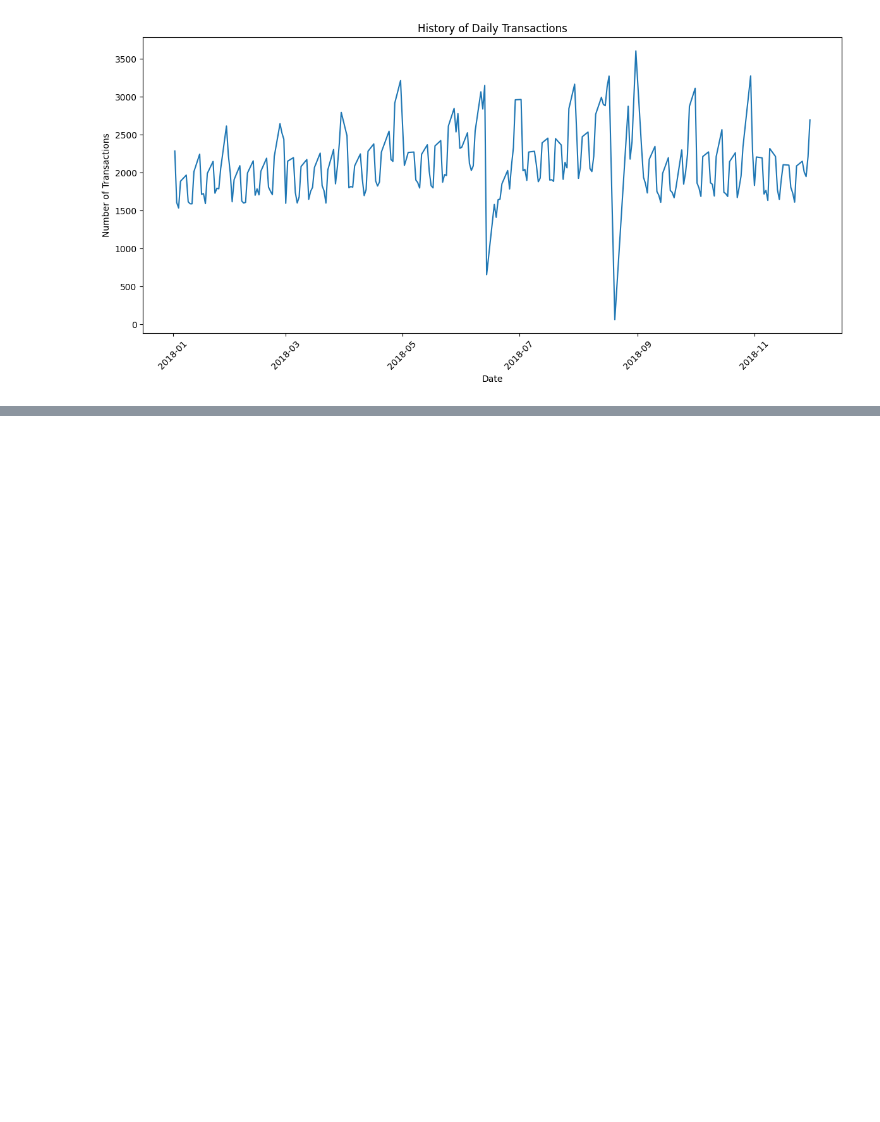
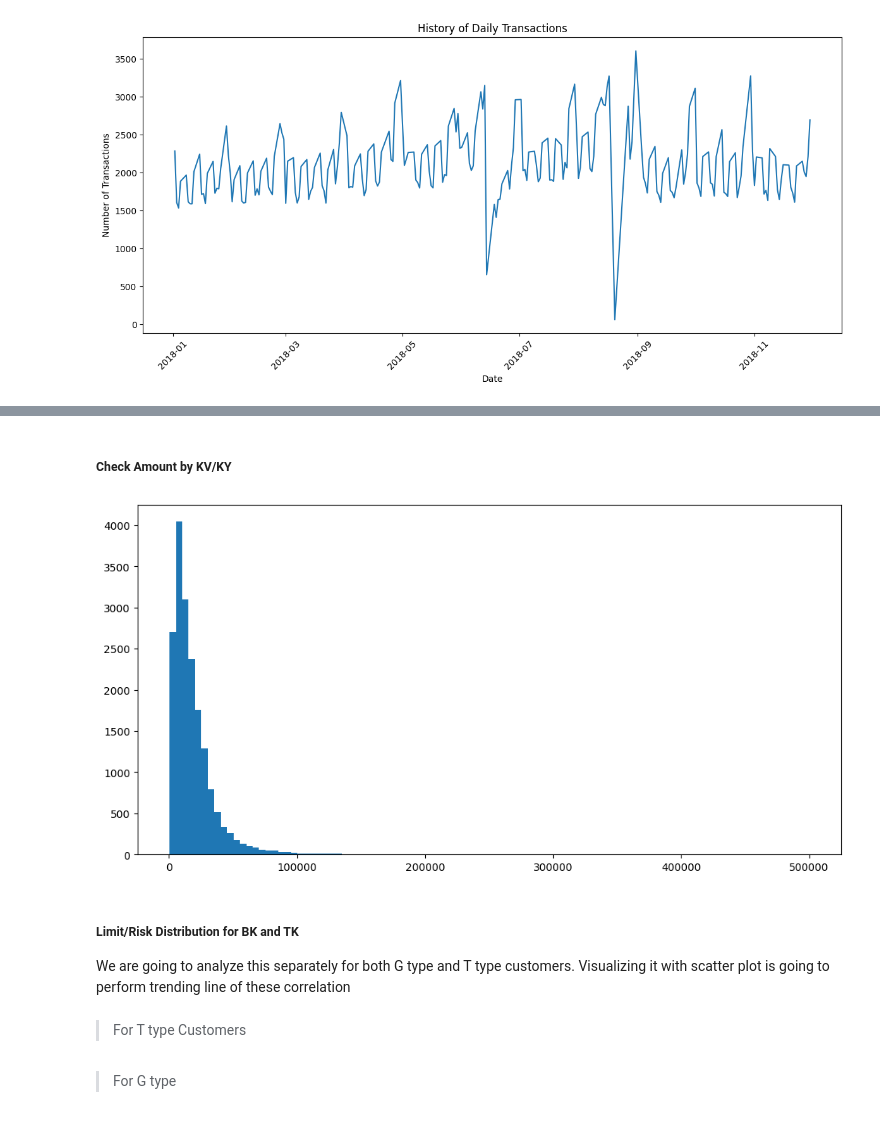
Before and after one commit to EmirhanServeren/factoring-customer-segmentation, a Jupyter notebook: insight_data_analysis.ipynb, the cells around one changed output, grey strips where cells are left out. Drawn from its saved outputs; the diff is of its cells as text; code cells hidden in the pictures; blank space fills up the shorter version.

```diff
--- a/insight_data_analysis.ipynb
+++ b/insight_data_analysis.ipynb
@@ -71,0 +142,12 @@ Using **KULLANDIRIM** to see distribution
+# %% [markdown]
+##### Check Amount by KV/KY
+# %%
+
+bk_cek_tutar = bk_data[['ID','MUSTERI_ID','CEK_TUTAR','KULLANDIRIM']]   # get necessary columns from G type customers
+tk_cek_tutar = tk_data[['ID','MUSTERI_ID','CEK_TUTAR','KULLANDIRIM']]   # get necessary columns from G type customers
+
+# concat two dataframes
+cek_tutar=pd.concat([bk_cek_tutar,tk_cek_tutar],axis=0)     # union of two dataframes
+# %%
+cek_tutar.reset_index(drop=True,inplace=True)
+#cek_tutar.to_feather('streamlit_view/cek_tutar_by_kullandırım.feather')
@@ -71,0 +161,13 @@ Using **KULLANDIRIM** to see distribution
+# %%
+# visualize histogram of cek_tutar_kv
+plt.figure(figsize=(12, 6))
+plt.hist(cek_tutar[cek_tutar['KULLANDIRIM']=='KV'].groupby('CEK_TUTAR')['ID'].count().reset_index()['CEK_TUTAR'],bins=100)
+plt.show()
+# %% [output]
+[figure, added]
+# %% [markdown]
+##### Limit/Risk Distribution for BK and TK
+
+We are going to analyze this separately for both G type and T type customers. Visualizing it with scatter plot is going to perform trending line of these correlation
+# %% [markdown]
+> For T type Customers
@@ -71,0 +179,2 @@ Using **KULLANDIRIM** to see distribution
+# %% [markdown]
+> For G type
```
Also changed, not shown: parts of 37 cells of this notebook, 7 other files.
